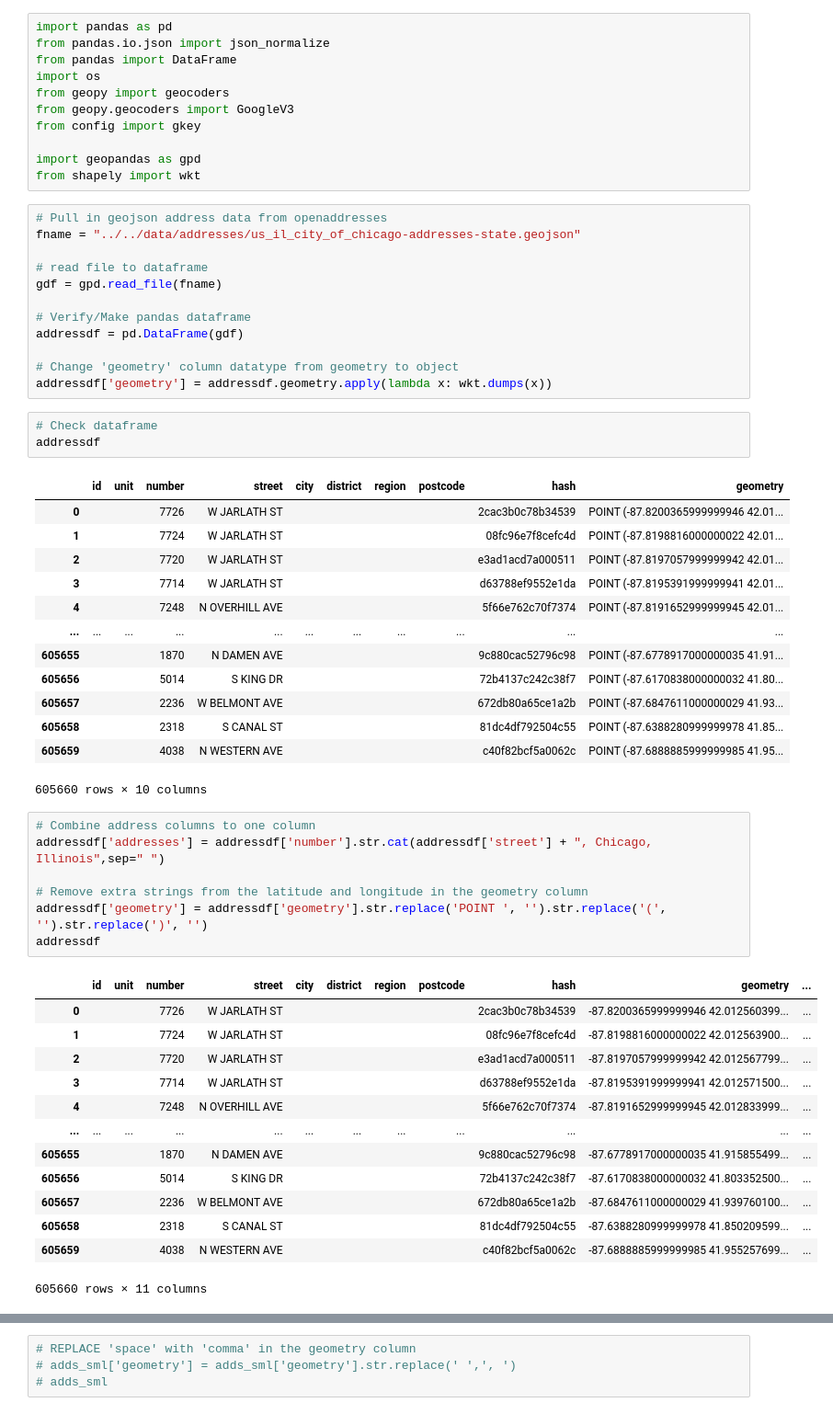
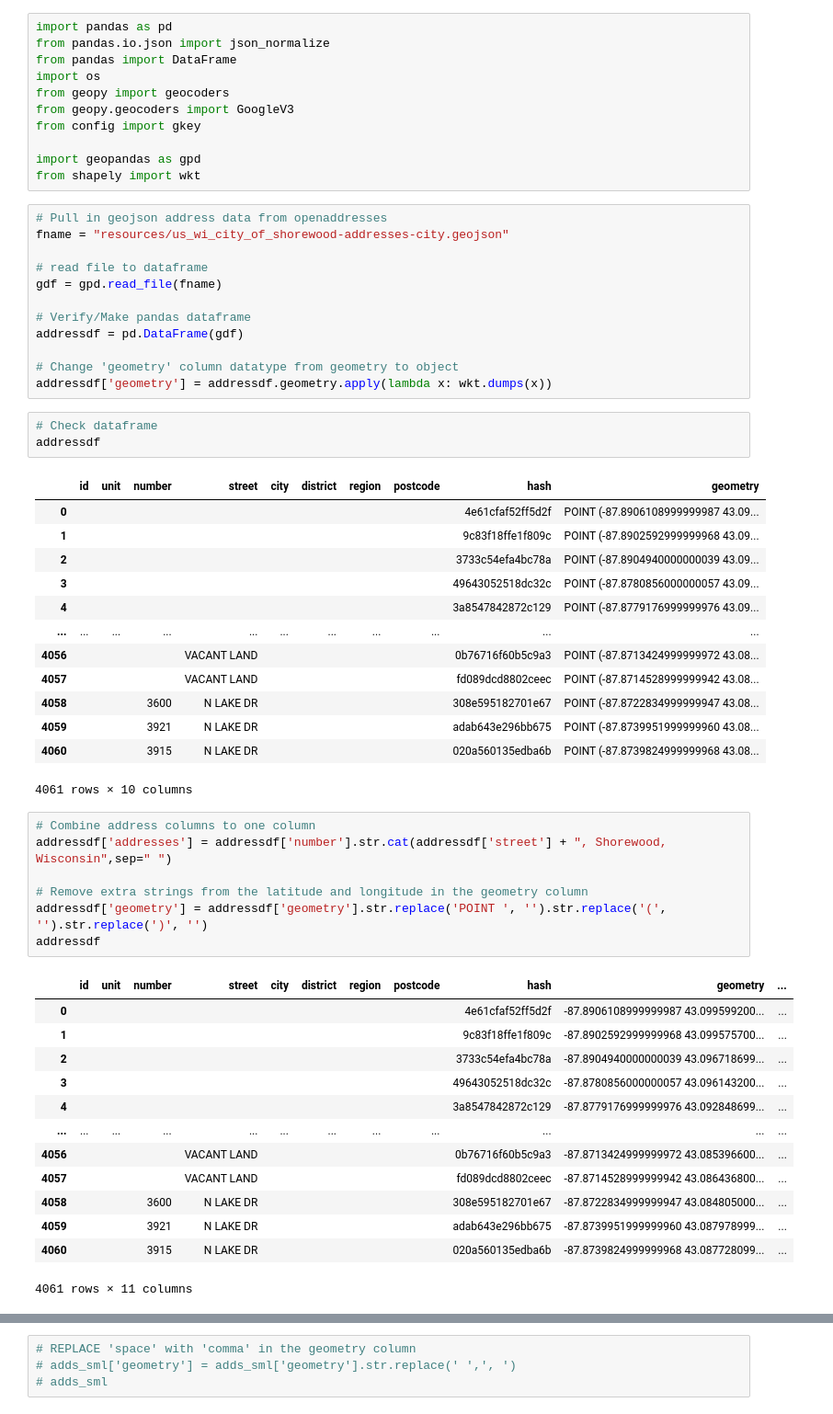
Before and after one commit to pnguenda/target_market, a Jupyter notebook: process_images.ipynb, the cells around one changed output, grey strips where cells are left out. Shown at 92% size. Cells and saved outputs as stored; diff of their text form.

```diff
--- a/process_images.ipynb
+++ b/process_images.ipynb
@@ -11,7 +11,7 @@ import geopandas as gpd
 from shapely import wkt
 # %%
 # Pull in geojson address data from openaddresses
-fname = "../../data/addresses/us_il_city_of_chicago-addresses-state.geojson"
+fname = "resources/us_wi_city_of_shorewood-addresses-city.geojson"
 
 # read file to dataframe
 gdf = gpd.read_file(fname)
@@ -26,39 +26,39 @@ addressdf['geometry'] = addressdf.geometry.apply(lambda x: wkt.dumps(x))
 addressdf
 # %% [output]
 |  | id | unit | number | street | city | district | region | postcode | hash | geometry |
-| 0 |  |  | 7726 | W JARLATH ST |  |  |  |  | 2cac3b0c78b34539 | POINT (-87.8200365999999946 42.01... |
-| 1 |  |  | 7724 | W JARLATH ST |  |  |  |  | 08fc96e7f8cefc4d | POINT (-87.8198816000000022 42.01... |
-| 2 |  |  | 7720 | W JARLATH ST |  |  |  |  | e3ad1acd7a000511 | POINT (-87.8197057999999942 42.01... |
-| 3 |  |  | 7714 | W JARLATH ST |  |  |  |  | d63788ef9552e1da | POINT (-87.8195391999999941 42.01... |
-| 4 |  |  | 7248 | N OVERHILL AVE |  |  |  |  | 5f66e762c70f7374 | POINT (-87.8191652999999945 42.01... |
+| 0 |  |  |  |  |  |  |  |  | 4e61cfaf52ff5d2f | POINT (-87.8906108999999987 43.09... |
+| 1 |  |  |  |  |  |  |  |  | 9c83f18ffe1f809c | POINT (-87.8902592999999968 43.09... |
+| 2 |  |  |  |  |  |  |  |  | 3733c54efa4bc78a | POINT (-87.8904940000000039 43.09... |
+| 3 |  |  |  |  |  |  |  |  | 49643052518dc32c | POINT (-87.8780856000000057 43.09... |
+| 4 |  |  |  |  |  |  |  |  | 3a8547842872c129 | POINT (-87.8779176999999976 43.09... |
 | ... | ... | ... | ... | ... | ... | ... | ... | ... | ... | ... |
-| 605655 |  |  | 1870 | N DAMEN AVE |  |  |  |  | 9c880cac52796c98 | POINT (-87.6778917000000035 41.91... |
-| 605656 |  |  | 5014 | S KING DR |  |  |  |  | 72b4137c242c38f7 | POINT (-87.6170838000000032 41.80... |
-| 605657 |  |  | 2236 | W BELMONT AVE |  |  |  |  | 672db80a65ce1a2b | POINT (-87.6847611000000029 41.93... |
-| 605658 |  |  | 2318 | S CANAL ST |  |  |  |  | 81dc4df792504c55 | POINT (-87.6388280999999978 41.85... |
-| 605659 |  |  | 4038 | N WESTERN AVE |  |  |  |  | c40f82bcf5a0062c | POINT (-87.6888885999999985 41.95... |
+| 4056 |  |  |  | VACANT LAND |  |  |  |  | 0b76716f60b5c9a3 | POINT (-87.8713424999999972 43.08... |
+| 4057 |  |  |  | VACANT LAND |  |  |  |  | fd089dcd8802ceec | POINT (-87.8714528999999942 43.08... |
+| 4058 |  |  | 3600 | N LAKE DR |  |  |  |  | 308e595182701e67 | POINT (-87.8722834999999947 43.08... |
+| 4059 |  |  | 3921 | N LAKE DR |  |  |  |  | adab643e296bb675 | POINT (-87.8739951999999960 43.08... |
+| 4060 |  |  | 3915 | N LAKE DR |  |  |  |  | 020a560135edba6b | POINT (-87.8739824999999968 43.08... |
-605660 rows × 10 columns
+4061 rows × 10 columns
 # %%
 # Combine address columns to one column
-addressdf['addresses'] = addressdf['number'].str.cat(addressdf['street'] + ", Chicago, Illinois",sep=" ")
+addressdf['addresses'] = addressdf['number'].str.cat(addressdf['street'] + ", Shorewood, Wisconsin",sep=" ")
 
 # Remove extra strings from the latitude and longitude in the geometry column
 addressdf['geometry'] = addressdf['geometry'].str.replace('POINT ', '').str.replace('(', '').str.replace(')', '')
 addressdf
 # %% [output]
 |  | id | unit | number | street | city | district | region | postcode | hash | geometry | ... |
-| 0 |  |  | 7726 | W JARLATH ST |  |  |  |  | 2cac3b0c78b34539 | -87.8200365999999946 42.012560399... | ... |
-| 1 |  |  | 7724 | W JARLATH ST |  |  |  |  | 08fc96e7f8cefc4d | -87.8198816000000022 42.012563900... | ... |
-| 2 |  |  | 7720 | W JARLATH ST |  |  |  |  | e3ad1acd7a000511 | -87.8197057999999942 42.012567799... | ... |
-| 3 |  |  | 7714 | W JARLATH ST |  |  |  |  | d63788ef9552e1da | -87.8195391999999941 42.012571500... | ... |
-| 4 |  |  | 7248 | N OVERHILL AVE |  |  |  |  | 5f66e762c70f7374 | -87.8191652999999945 42.012833999... | ... |
+| 0 |  |  |  |  |  |  |  |  | 4e61cfaf52ff5d2f | -87.8906108999999987 43.099599200... | ... |
+| 1 |  |  |  |  |  |  |  |  | 9c83f18ffe1f809c | -87.8902592999999968 43.099575700... | ... |
+| 2 |  |  |  |  |  |  |  |  | 3733c54efa4bc78a | -87.8904940000000039 43.096718699... | ... |
+| 3 |  |  |  |  |  |  |  |  | 49643052518dc32c | -87.8780856000000057 43.096143200... | ... |
+| 4 |  |  |  |  |  |  |  |  | 3a8547842872c129 | -87.8779176999999976 43.092848699... | ... |
 | ... | ... | ... | ... | ... | ... | ... | ... | ... | ... | ... | ... |
-| 605655 |  |  | 1870 | N DAMEN AVE |  |  |  |  | 9c880cac52796c98 | -87.6778917000000035 41.915855499... | ... |
-| 605656 |  |  | 5014 | S KING DR |  |  |  |  | 72b4137c242c38f7 | -87.6170838000000032 41.803352500... | ... |
-| 605657 |  |  | 2236 | W BELMONT AVE |  |  |  |  | 672db80a65ce1a2b | -87.6847611000000029 41.939760100... | ... |
-| 605658 |  |  | 2318 | S CANAL ST |  |  |  |  | 81dc4df792504c55 | -87.6388280999999978 41.850209599... | ... |
-| 605659 |  |  | 4038 | N WESTERN AVE |  |  |  |  | c40f82bcf5a0062c | -87.6888885999999985 41.955257699... | ... |
+| 4056 |  |  |  | VACANT LAND |  |  |  |  | 0b76716f60b5c9a3 | -87.8713424999999972 43.085396600... | ... |
+| 4057 |  |  |  | VACANT LAND |  |  |  |  | fd089dcd8802ceec | -87.8714528999999942 43.086436800... | ... |
+| 4058 |  |  | 3600 | N LAKE DR |  |  |  |  | 308e595182701e67 | -87.8722834999999947 43.084805000... | ... |
+| 4059 |  |  | 3921 | N LAKE DR |  |  |  |  | adab643e296bb675 | -87.8739951999999960 43.087978999... | ... |
+| 4060 |  |  | 3915 | N LAKE DR |  |  |  |  | 020a560135edba6b | -87.8739824999999968 43.087728099... | ... |
-605660 rows × 11 columns
+4061 rows × 11 columns
 # %%
 # Remove un-needed columns
 addressdf.drop(['unit', 'number', 'street', 'region', 'city', 'district', 'hash'],axis=1,inplace=True)
```
Also changed, not shown: parts of 7 cells of this notebook, 45 other files.
